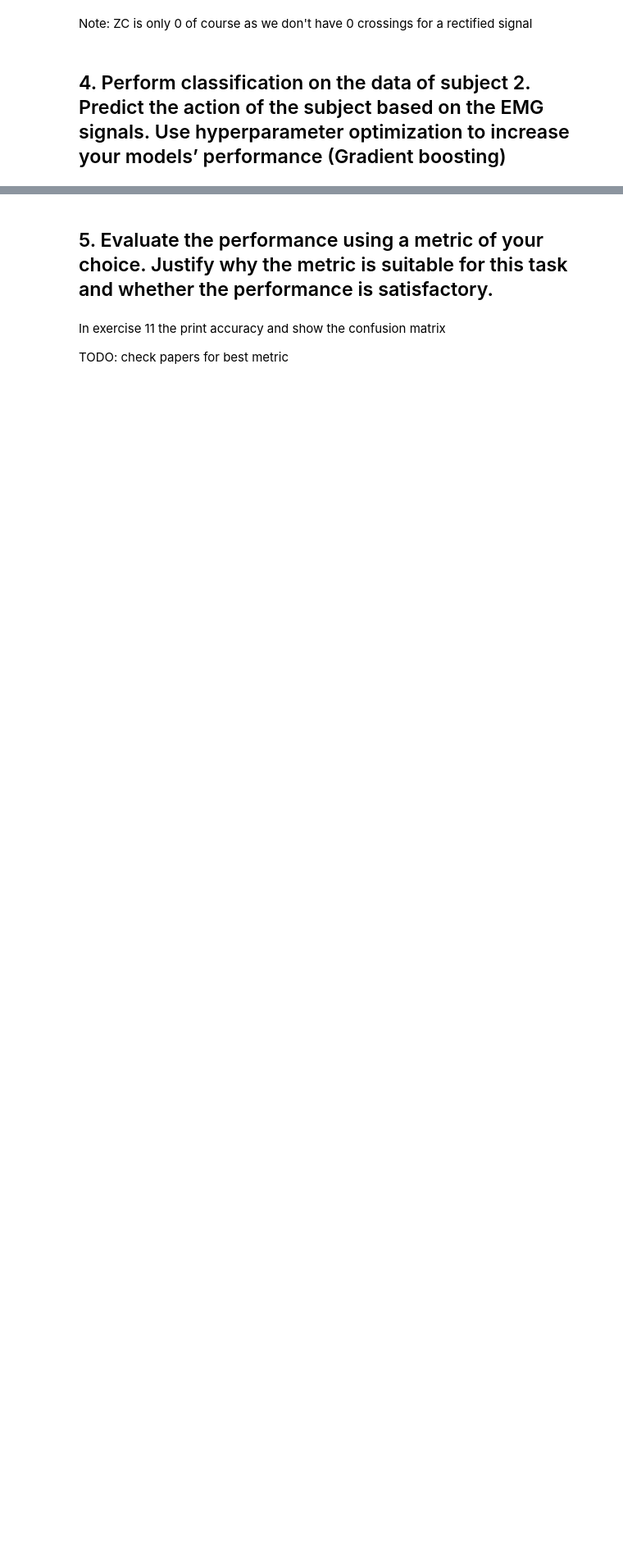
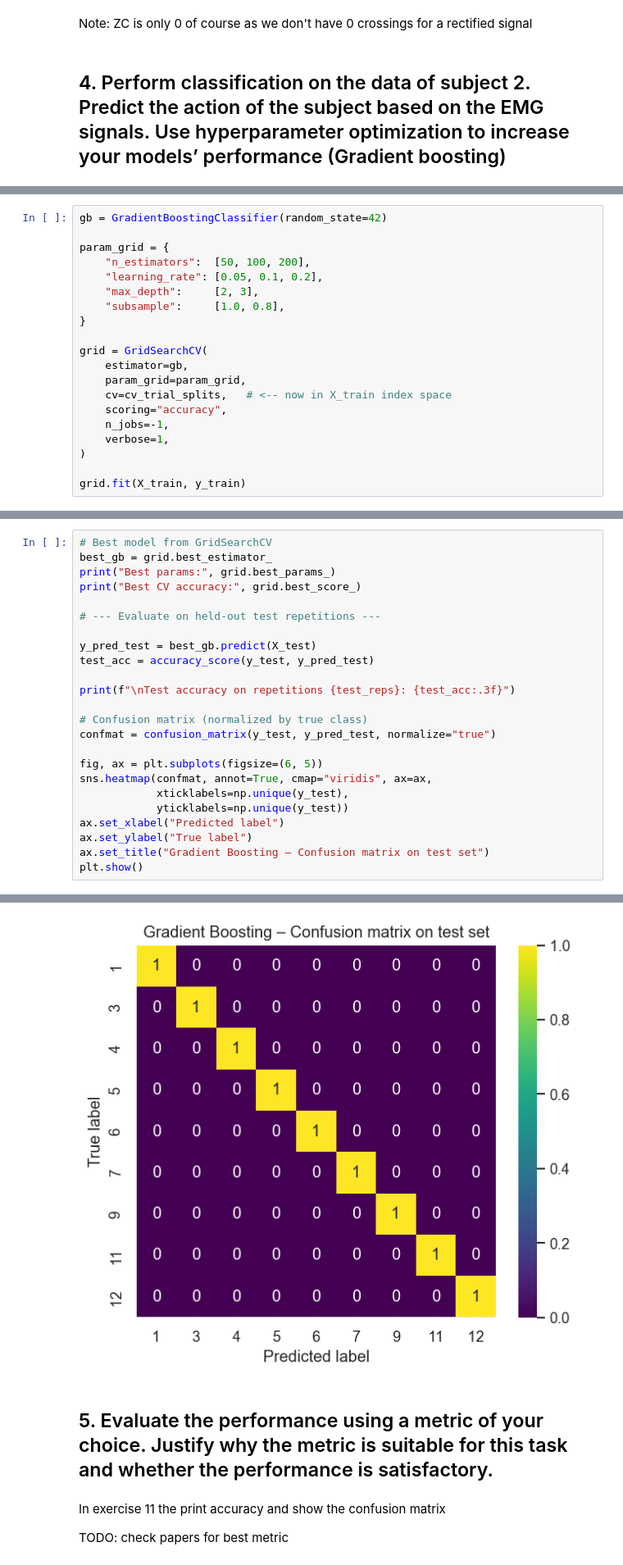
Before and after one commit to philipp-fvef/nx-421-group-w-project-2, a Jupyter notebook: Part1.ipynb, the cells around one changed output, grey strips where cells are left out. Shown at 82% size. Saved outputs shown, nothing was run; the diff lists cells and outputs as text; blank space fills up the shorter version.

```diff
--- a/Part1.ipynb
+++ b/Part1.ipynb
@@ -903,0 +956,20 @@ Note: ZC is only 0 of course as we don't have 0 crossings for a rectified signal
+# %%
+gb = GradientBoostingClassifier(random_state=42)
+
+param_grid = {
+    "n_estimators":  [50, 100, 200],
+    "learning_rate": [0.05, 0.1, 0.2],
+    "max_depth":     [2, 3],
+    "subsample":     [1.0, 0.8],
+}
+
+grid = GridSearchCV(
+    estimator=gb,
+    param_grid=param_grid,
+    cv=cv_trial_splits,   # <-- now in X_train index space
+    scoring="accuracy",
+    n_jobs=-1,
+    verbose=1,
+)
+
+grid.fit(X_train, y_train)
@@ -903,0 +1026,25 @@ Note: ZC is only 0 of course as we don't have 0 crossings for a rectified signal
+# %%
+# Best model from GridSearchCV
+best_gb = grid.best_estimator_
+print("Best params:", grid.best_params_)
+print("Best CV accuracy:", grid.best_score_)
+
+# --- Evaluate on held-out test repetitions ---
+
+y_pred_test = best_gb.predict(X_test)
+test_acc = accuracy_score(y_test, y_pred_test)
+
+print(f"\nTest accuracy on repetitions {test_reps}: {test_acc:.3f}")
+
+# Confusion matrix (normalized by true class)
+confmat = confusion_matrix(y_test, y_pred_test, normalize="true")
+
+fig, ax = plt.subplots(figsize=(6, 5))
+sns.heatmap(confmat, annot=True, cmap="viridis", ax=ax,
+            xticklabels=np.unique(y_test),
+            yticklabels=np.unique(y_test))
+ax.set_xlabel("Predicted label")
+ax.set_ylabel("True label")
+ax.set_title("Gradient Boosting – Confusion matrix on test set")
+plt.show()
+# %% [output]
@@ -904,3 +1055,4 @@ Note: ZC is only 0 of course as we don't have 0 crossings for a rectified signal
+[figure, added]
 # %% [markdown]
 ## 5. Evaluate the performance using a metric of your choice. Justify why the metric is  suitable for this task and whether the performance is satisfactory.
 # %% [markdown]
```
Also changed, not shown: parts of 7 cells of this notebook.
